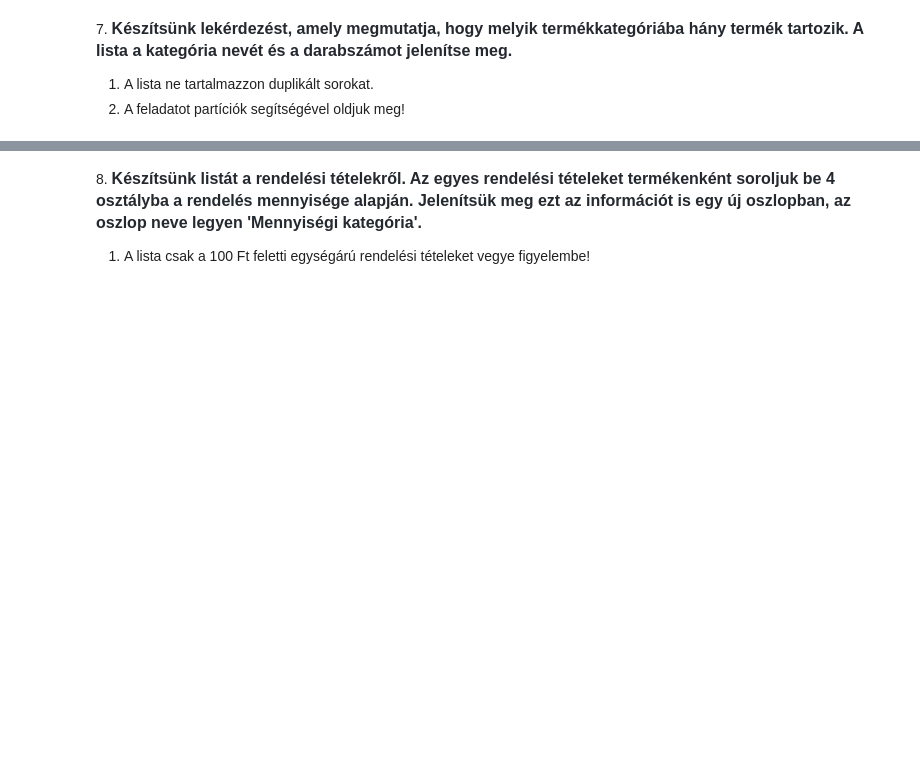
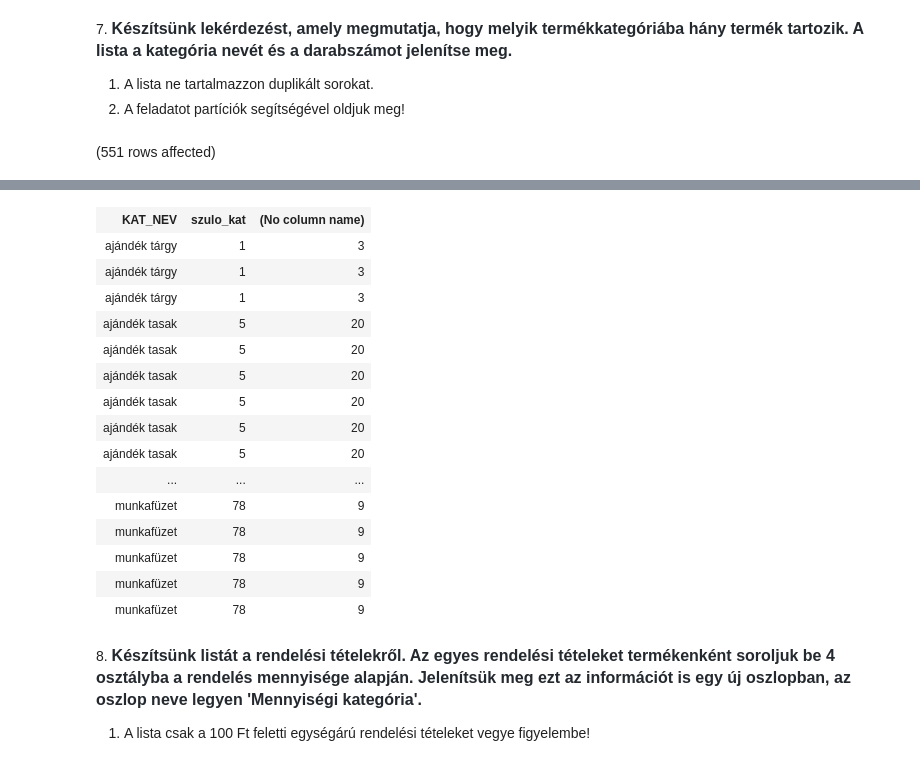
Before and after one commit to Kokoloko06/sql_g02, a Jupyter notebook: gyakorlat05_feladatok.ipynb, the cells around one changed output, grey strips where cells are left out. Drawn from its saved outputs; the diff is of its cells as text; code cells hidden in the pictures; blank space fills up the shorter version.

```diff
--- a/gyakorlat05_feladatok.ipynb
+++ b/gyakorlat05_feladatok.ipynb
@@ -84,3 +123,11 @@ Total execution time: 00:00:00.213
 
 1. A lista ne tartalmazzon duplikált sorokat.
 2. A feladatot partíciók segítségével oldjuk meg!
+# %%
+SELECT TK.KAT_NEV,
+        tk.szulo_kat,
+    count(*) OVER(PARTITION BY tk.KAT_NEV)
+FROM termek t Join Termekkategoria tk ON t.KAT_ID = tk.KAT_ID
+-- group by TK.KAT_NEV
+# %% [output]
+(551 rows affected)
@@ -87,3 +135,19 @@ Total execution time: 00:00:00.213
+| KAT_NEV | szulo_kat | (No column name) |
+| ajándék tárgy | 1 | 3 |
+| ajándék tárgy | 1 | 3 |
+| ajándék tárgy | 1 | 3 |
+| ajándék tasak | 5 | 20 |
+| ajándék tasak | 5 | 20 |
+| ajándék tasak | 5 | 20 |
+| ajándék tasak | 5 | 20 |
+| ajándék tasak | 5 | 20 |
+| ajándék tasak | 5 | 20 |
+| ... | ... | ... |
+| munkafüzet | 78 | 9 |
+| munkafüzet | 78 | 9 |
+| munkafüzet | 78 | 9 |
+| munkafüzet | 78 | 9 |
+| munkafüzet | 78 | 9 |
 # %% [markdown]
 8. <span style="font-weight: 600; color: rgb(36, 41, 47); font-family: -apple-system, BlinkMacSystemFont, &quot;Segoe UI&quot;, Helvetica, Arial, sans-serif, &quot;Apple Color Emoji&quot;, &quot;Segoe UI Emoji&quot;; font-size: 16px;">Készítsünk listát a rendelési tételekről. Az egyes rendelési tételeket termékenként soroljuk be 4 osztályba a rendelés mennyisége alapján. Jelenítsük meg ezt az információt is egy új oszlopban, az oszlop neve legyen 'Mennyiségi kategória'.</span>
 
```
Also changed, not shown: parts of 15 cells of this notebook.
